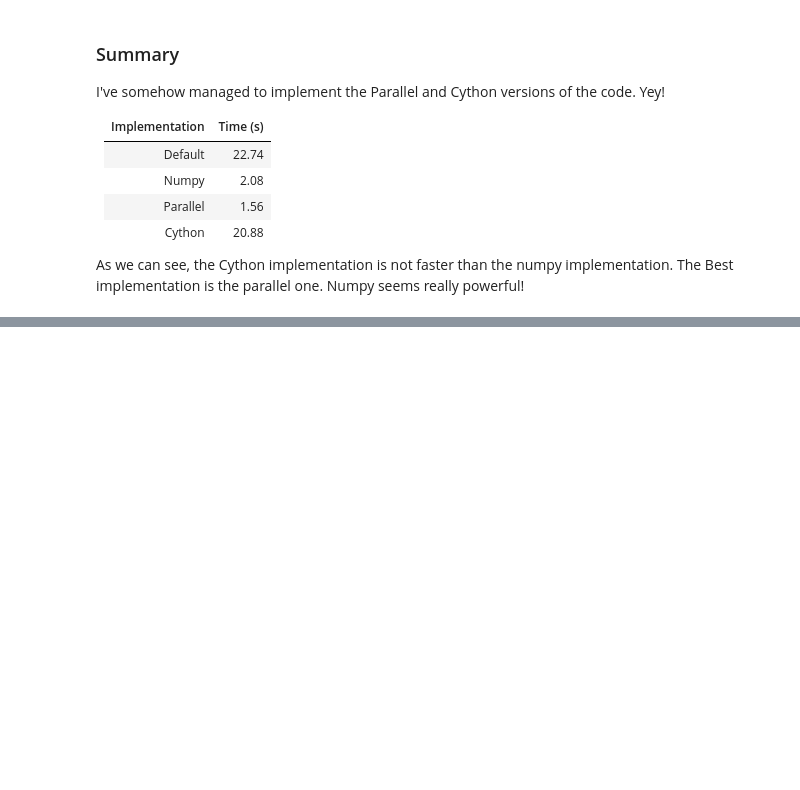
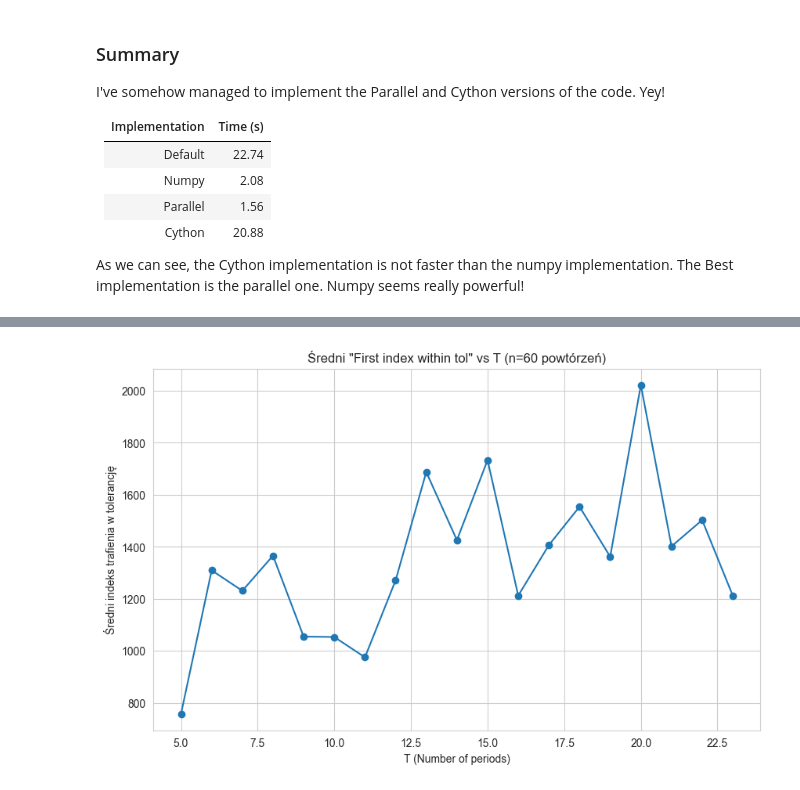
Before and after one commit to fantasy2fry/FinancialMathIntro, a Jupyter notebook: lab5/l5.ipynb, the cells around one changed output, grey strips where cells are left out. Drawn from its saved outputs; the diff is of its cells as text; code cells hidden in the pictures; blank space fills up the shorter version.

```diff
--- a/lab5/l5.ipynb
+++ b/lab5/l5.ipynb
@@ -378,0 +413,38 @@ As we can see, the Cython implementation is not faster than the numpy implementa
+# %%
+tol = 0.01
+Ts = [i for i in range(5, 24)]
+n_simulations = 60  # liczba powtórzeń dla każdego T
+indexes_avg = []
+
+for T in Ts:
+    indexes_for_T = []
+    tree = RecombiningTree(S0, u, d, T)
+    exact_price = tree.get_price_of_asset(max_trajectory)
+
+    for _ in range(n_simulations):
+        max_trajectory_price_mcmc = tree.get_price_of_asset_mc(func=max_trajectory, n=10_000)
+        try:
+            idx = np.where(np.abs(np.array(max_trajectory_price_mcmc) - exact_price) < tol)[0][0]
+            indexes_for_T.append(idx)
+        except IndexError:
+            pass  # Pomijamy, jeśli brak trafienia
+
+    if indexes_for_T:
+        indexes_avg.append(np.mean(indexes_for_T))
+    else:
+        indexes_avg.append(None)
+        print(f'No index within tolerance for T={T} in any of the {n_simulations} runs')
+
+# Usunięcie None z wyników
+filtered_Ts = [T for T, idx in zip(Ts, indexes_avg) if idx is not None]
+filtered_indexes_avg = [idx for idx in indexes_avg if idx is not None]
+
+plt.figure(figsize=(10, 6))
+plt.plot(filtered_Ts, filtered_indexes_avg, marker='o')
+plt.title(f'Średni "First index within tol" vs T (n={n_simulations} powtórzeń)')
+plt.xlabel('T (Number of periods)')
+plt.ylabel('Średni indeks trafienia w tolerancję')
+plt.grid(True)
+plt.show()
+# %% [output]
+[figure, added]
```
Also changed, not shown: parts of 3 cells of this notebook.
